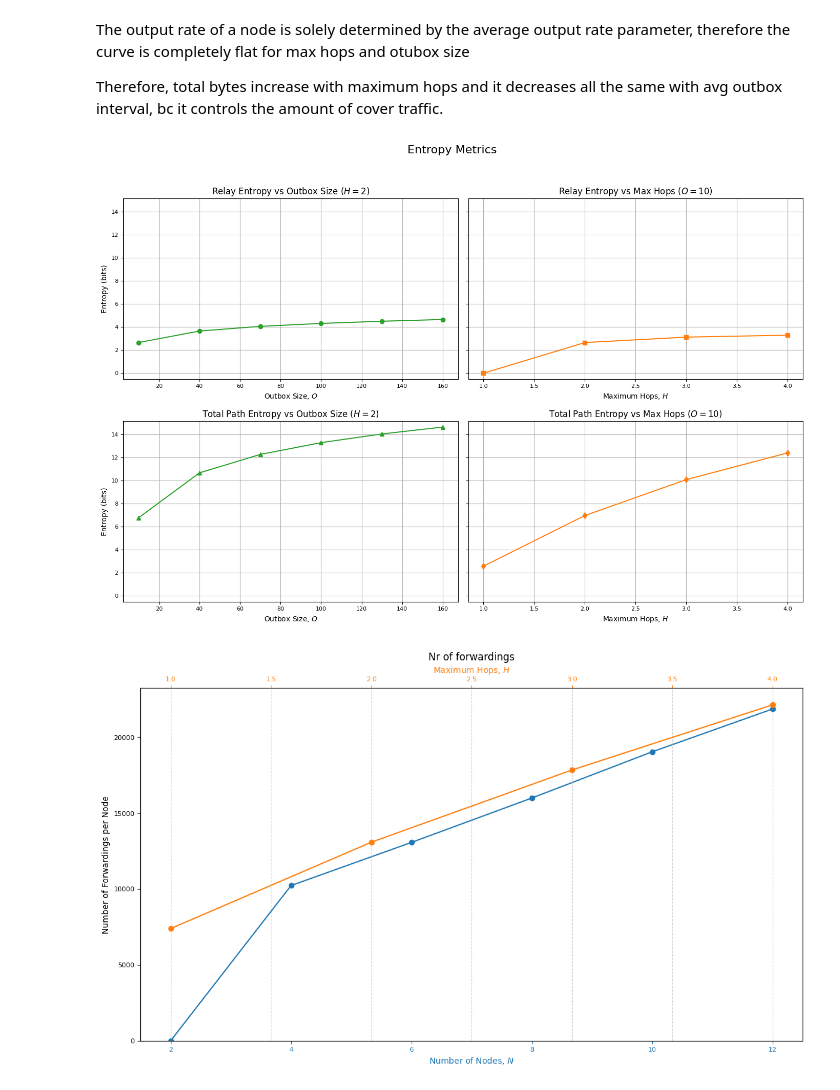
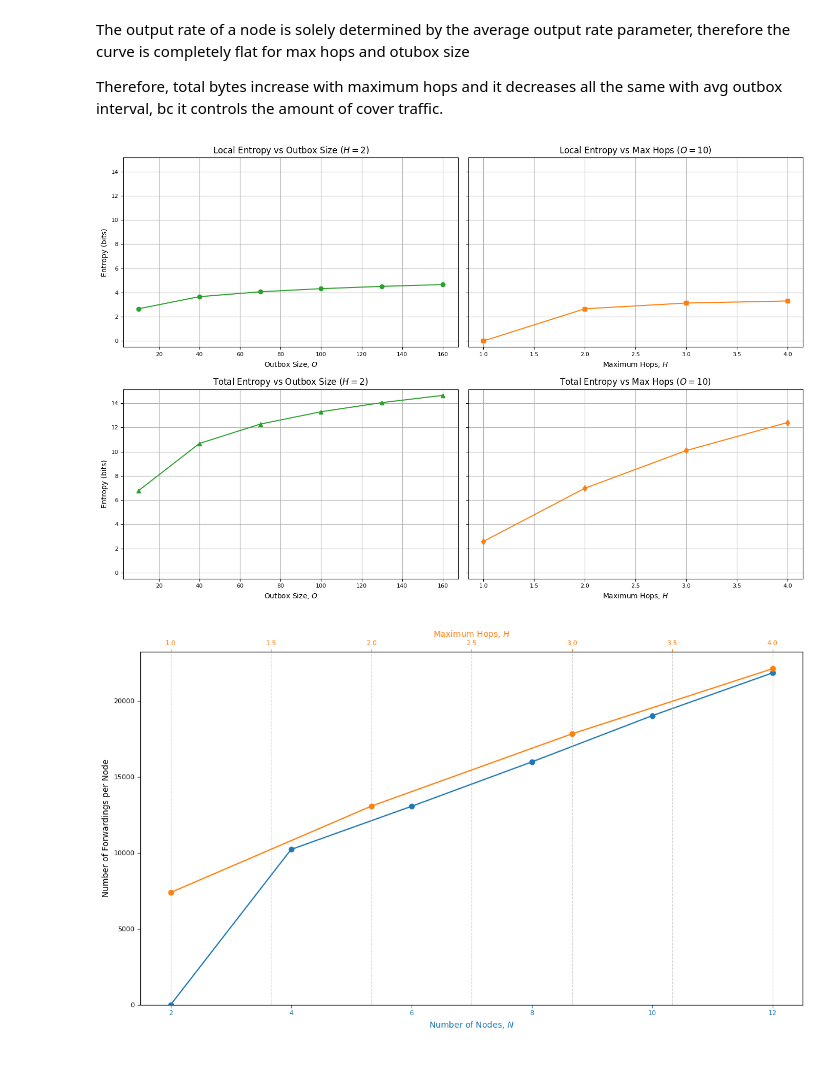
Before and after one commit to Altishofer/DFL_PeerBasedMixing, a Jupyter notebook: experiments/evaluation-plots.ipynb, the cells around one changed output. Saved outputs shown, nothing was run; the diff lists cells and outputs as text; code cells hidden in the pictures.

```diff
--- a/experiments/evaluation-plots.ipynb
+++ b/experiments/evaluation-plots.ipynb
@@ -339,41 +411,40 @@ axs = axs.flatten()  # makes indexing easier (axs[0] to axs[3])
 
 # Plot 1: entropy_path vs outbox_size (max_hops = 2)
 axs[0].plot(outbox_size, y_e_io_outbox, marker='o', color='tab:green')
-axs[0].set_title("Relay Entropy vs Outbox Size ($H = 2$)")
+axs[0].set_title("Local Entropy vs Outbox Size ($H = 2$)")
 axs[0].set_xlabel("Outbox Size, $O$")
 axs[0].set_ylabel("Entropy (bits)")
 axs[0].grid(True)
 axs[0].set_ylim(min_y, max_y)
 
 # Plot 2: entropy_path vs max_hops (outbox_size = 10)
 axs[1].plot(nr_hops, y_e_io_hops, marker='s', color='tab:orange')
-axs[1].set_title("Relay Entropy vs Max Hops ($O = 10$)")
+axs[1].set_title("Local Entropy vs Max Hops ($O = 10$)")
 axs[1].set_xlabel("Maximum Hops, $H$")
 axs[1].grid(True)
 axs[1].set_ylim(min_y, max_y)
 
 # Plot 3: entropy_recipient vs nr_nodes (max_hops = 2)
 axs[2].plot(outbox_size, y_e_total_hops, marker='^', color='tab:green')
-axs[2].set_title("Total Path Entropy vs Outbox Size ($H = 2$)")
+axs[2].set_title("Total Entropy vs Outbox Size ($H = 2$)")
 axs[2].set_xlabel("Outbox Size, $O$")
 axs[2].set_ylabel("Entropy (bits)")
 axs[2].grid(True)
 axs[2].set_ylim(min_y, max_y)
 
 # Plot 4: entropy_recipient vs max_hops (nr_nodes = 6)
 axs[3].plot(nr_hops, y_e_total_nodes, marker='d', color='tab:orange')
-axs[3].set_title("Total Path Entropy vs Max Hops ($O = 10$)")
+axs[3].set_title("Total Entropy vs Max Hops ($O = 10$)")
 axs[3].set_xlabel("Maximum Hops, $H$")
 axs[3].grid(True)
 axs[3].set_ylim(min_y, max_y)
 
 # Adjust layout and save
-fig.suptitle("Entropy Metrics", fontsize=16)
 fig.tight_layout(rect=[0, 0.03, 1, 0.95])
 fig.savefig(join(figure_path, "entropy_combined_subplots.png"))
 plt.show()
 # %% [output]
-[figure, old version]
+[figure, new version]
 # %%
 def get_nr_forwardings(df):
     max_mean = df[df["field"] == "forwarded"].groupby("node")['value'].max().mean()
@@ -404,12 +475,11 @@ ax1.set_ylim(bottom=0, top=max(max(y_nodes), max(y_hops)) * 1.05)
 ax2 = ax1.twiny()
 plot_avg_forwardings(nr_hops[:4], y_hops, ax2, "Maximum Hops, $H$", color='tab:orange')
 
-plt.tight_layout()
-plt.title("Nr of forwardings")
+fig.tight_layout()
 plt.grid(True, axis='y')
 plt.savefig(join(figure_path, "nr_forwardings.png"))
 plt.grid(**GRID_STYLE)
 plt.show()
 # %% [output]
-[figure, old version]
+[figure, new version]
 # %%
```
Also changed, not shown: parts of 6 cells of this notebook, 15 other files.
